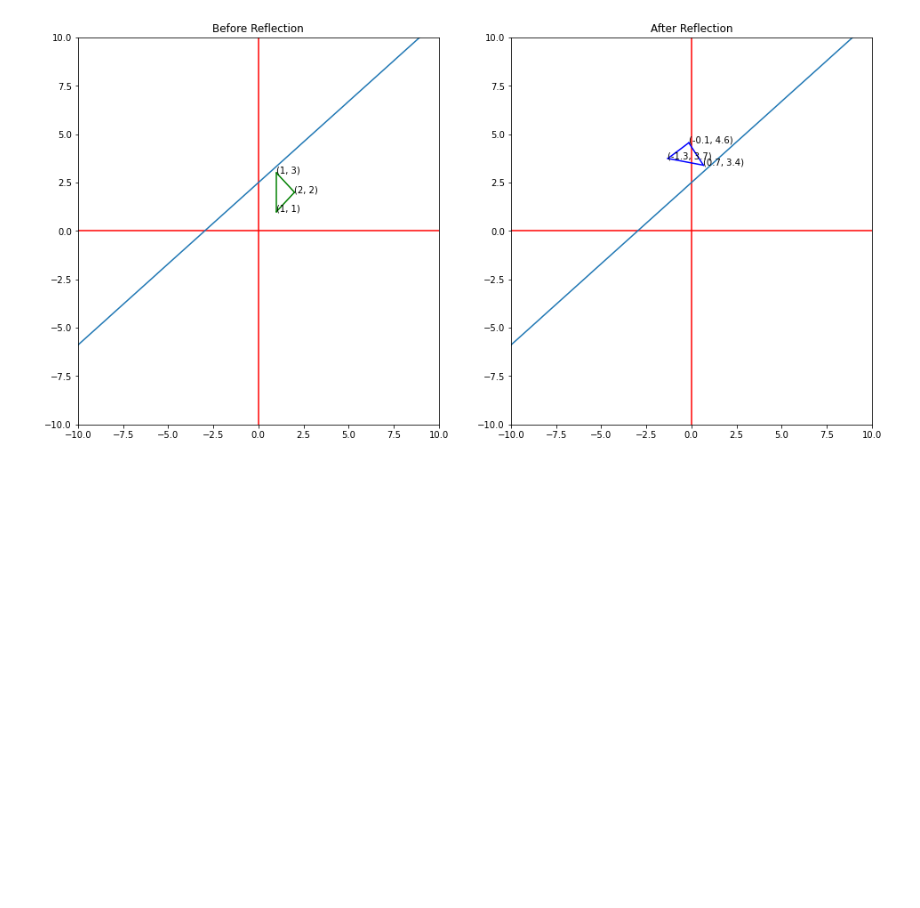
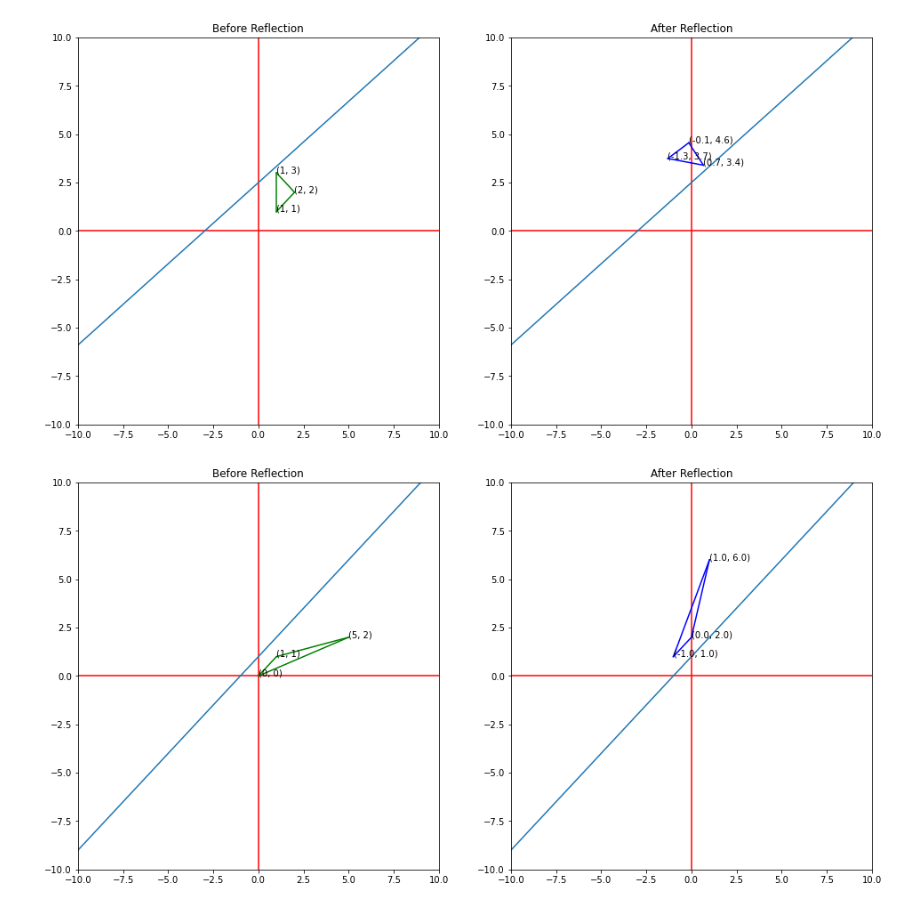
Before and after one commit to Chandan1707/Computer_Graphics, a Jupyter notebook: Reflection_01.ipynb, the cells around one changed output. Saved outputs shown, nothing was run; the diff lists cells and outputs as text; code cells hidden in the pictures; blank space fills up the shorter version.

```diff
--- a/Reflection_01.ipynb
+++ b/Reflection_01.ipynb
@@ -109,3 +109,14 @@ obj = np.array([[1, 2, 1], \
 fig, ax = reflection(40, 2.5, obj)
 # %% [output]
 [figure]
+# %%
+# trangle of cordinate A(0, 0), B(1, 1), C(5, 2)
+obj2 = np.array([[0, 1, 5], \
+                 [0, 1, 2],\
+                 [1, 1, 1]])
+
+theta = 45
+c = 1
+fig, ax = reflection(theta, c, obj2)
+# %% [output]
+[figure, added]
```
